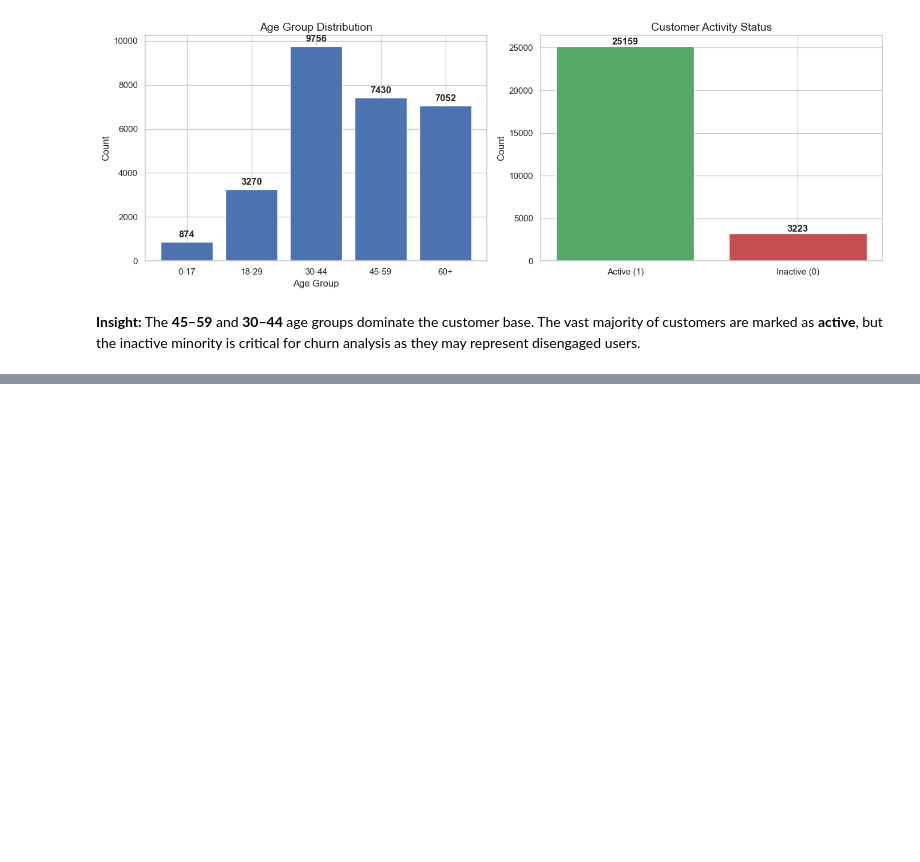
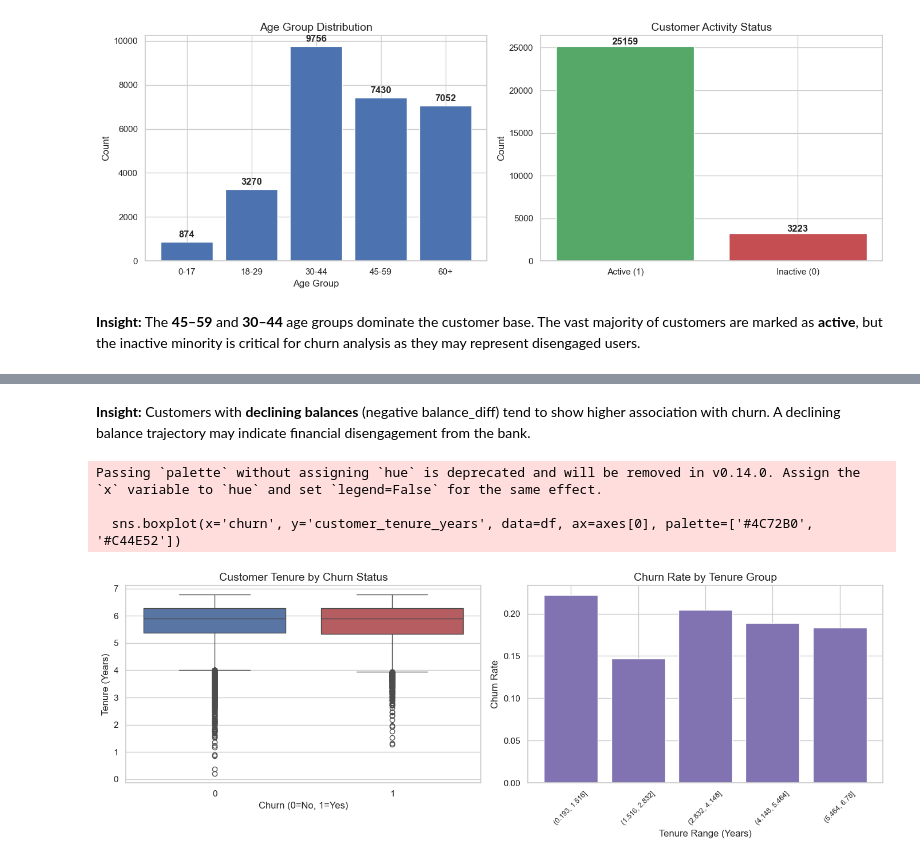
Before and after one commit to omkar-hadole/SectionA_G9_Customer_Churn_Intelligence, a Jupyter notebook: notebooks/03_eda.ipynb, the cells around one changed output, grey strips where cells are left out. Drawn from its saved outputs; the diff is of its cells as text; code cells hidden in the pictures; blank space fills up the shorter version.

```diff
--- a/notebooks/03_eda.ipynb
+++ b/notebooks/03_eda.ipynb
@@ -223,0 +311,31 @@ plt.show()
+# %% [markdown]
+**Insight:** Customers with **declining balances** (negative balance_diff) tend to show higher association with churn. A declining balance trajectory may indicate financial disengagement from the bank.
+# %%
+# Customer Tenure vs Churn
+fig, axes = plt.subplots(1, 2, figsize=(14, 5))
+
+sns.boxplot(x='churn', y='customer_tenure_years', data=df, ax=axes[0], palette=['#4C72B0', '#C44E52'])
+axes[0].set_title('Customer Tenure by Churn Status')
+axes[0].set_xlabel('Churn (0=No, 1=Yes)')
+axes[0].set_ylabel('Tenure (Years)')
+
+# Churn rate by tenure bins
+df['tenure_bin'] = pd.cut(df['customer_tenure_years'], bins=5)
+tenure_churn = df.groupby('tenure_bin', observed=True)['churn'].mean()
+axes[1].bar(range(len(tenure_churn)), tenure_churn.values, color='#8172B2', edgecolor='white')
+axes[1].set_xticks(range(len(tenure_churn)))
+axes[1].set_xticklabels([str(x) for x in tenure_churn.index], rotation=45, fontsize=9)
+axes[1].set_title('Churn Rate by Tenure Group')
+axes[1].set_ylabel('Churn Rate')
+axes[1].set_xlabel('Tenure Range (Years)')
+
+plt.tight_layout()
+plt.show()
+
+# Drop temp column
+df.drop(columns=['tenure_bin'], inplace=True)
+# %% [output]
+Passing `palette` without assigning `hue` is deprecated and will be removed in v0.14.0. Assign the `x` variable to `hue` and set `legend=False` for the same effect.
+
+  sns.boxplot(x='churn', y='customer_tenure_years', data=df, ax=axes[0], palette=['#4C72B0', '#C44E52'])
+[figure, added]
```
Also changed, not shown: parts of 19 cells of this notebook, 1 other file.
